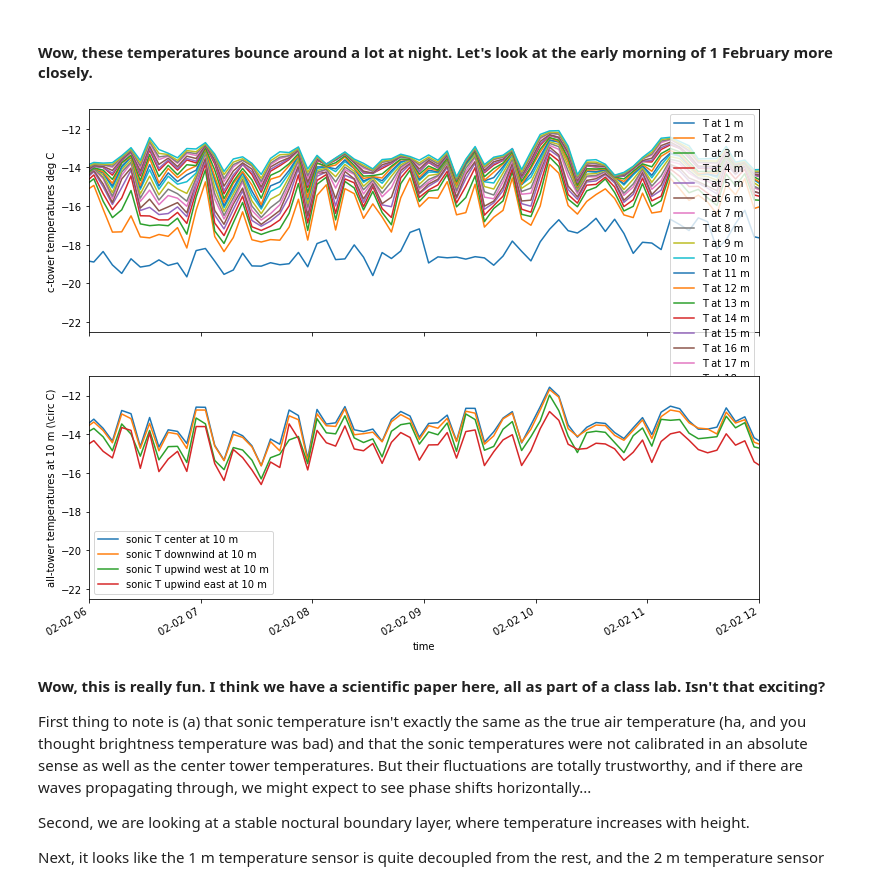
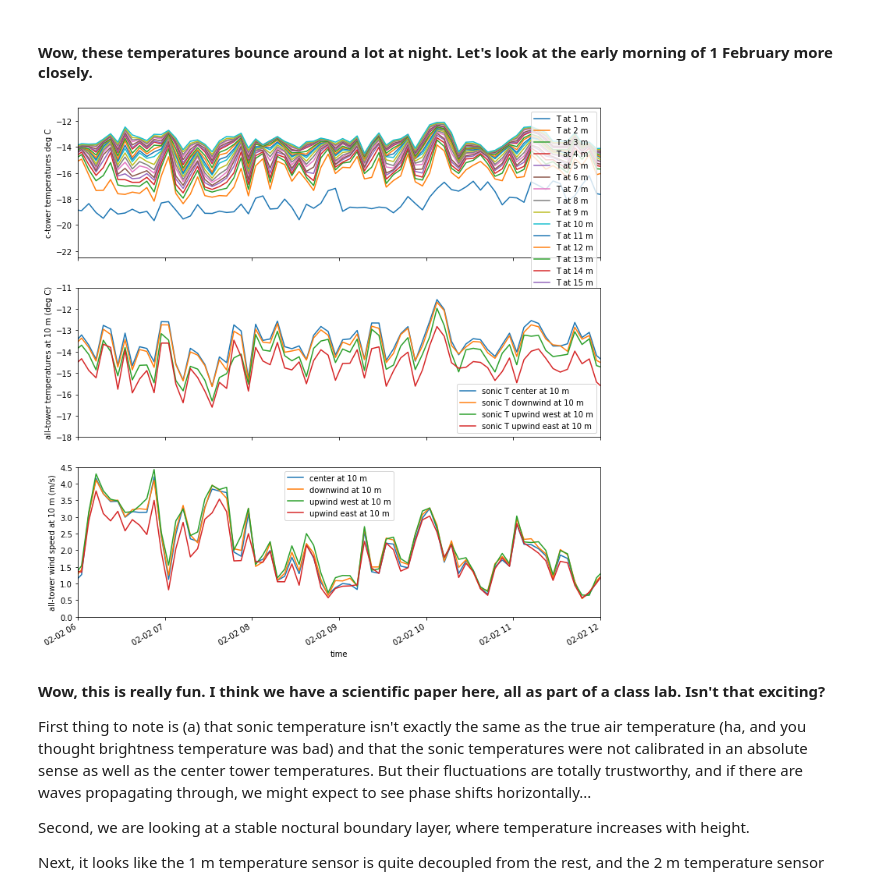
Before and after one commit to Mountain-Hydrology-Research-Group/snow-hydrology, a Jupyter notebook: modules/lab6/lab6-3.ipynb, the cells around one changed output. Cells and saved outputs as stored; diff of their text form; code cells hidden in the pictures.

```diff
--- a/modules/lab6/lab6-3.ipynb
+++ b/modules/lab6/lab6-3.ipynb
@@ -25,8 +25,10 @@ end_date = '20230202'
 # We provide these in advance because the datasets are very large and,
 # when we open them, we want to immediately extract only the data we want.
 # Right now we want the air temperature recordings
-# These are available at every m at the central (c) tower.  Sonic temperature is measured at 2, 5, and 10 m at the outer three towers.
+# These are available at every meter at the central (c) tower.  Sonic temperature is measured at 2, 5, and 10 m at the outer three towers.
+# Sonic temperature is based on the speed of sound.
 # For comparison, we only download the 10 m sonic air temperature from all four towers (c, d, uw, ue).
+# We also download pressure data to see if pressure fluctuations affect temperature.
 VARIABLES = [
     'T_1m_c',
     'T_2m_c',
@@ -52,6 +54,14 @@ VARIABLES = [
     'tc_10m_d',
     'tc_10m_ue',
     'tc_10m_uw',
+    'spd_10m_c',
+    'spd_5m_c',
+    'spd_3m_c',
+    'spd_2m_c',
+  #  'P_10m_d',
+  #  'P_10m_uw',
+  #  'P_10m_c',
+  #  'P_10m_ue',
 ]
 # %% [markdown]
 ### Download SoS NetCDF files from an NCAR FTP server
@@ -185,7 +208,7 @@ plt.show()
 # %%
 #first, let's make a plot with all of the data, not aggregated to hourly
 
-fig, axes = plt.subplots(2, 1, figsize=(12,9), sharex=True)
+fig, axes = plt.subplots(3, 1, figsize=(12,12), sharex=True)
 sos_dataset['T_1m_c'].plot(ax=axes[0], label='T at 1 m')
 sos_dataset['T_2m_c'].plot(ax=axes[0], label='T at 2 m')
 sos_dataset['T_3m_c'].plot(ax=axes[0], label='T at 3 m')
@@ -194,36 +217,51 @@ sos_dataset['T_5m_c'].plot(ax=axes[0], label='T at 5 m')
 sos_dataset['T_6m_c'].plot(ax=axes[0], label='T at 6 m')
 sos_dataset['T_7m_c'].plot(ax=axes[0], label='T at 7 m')
 sos_dataset['T_8m_c'].plot(ax=axes[0], label='T at 8 m')
 sos_dataset['T_9m_c'].plot(ax=axes[0], label='T at 9 m')
 sos_dataset['T_10m_c'].plot(ax=axes[0], label='T at 10 m')
 sos_dataset['T_11m_c'].plot(ax=axes[0], label='T at 11 m')
 sos_dataset['T_12m_c'].plot(ax=axes[0], label='T at 12 m')
 sos_dataset['T_13m_c'].plot(ax=axes[0], label='T at 13 m')
 sos_dataset['T_14m_c'].plot(ax=axes[0], label='T at 14 m')
 sos_dataset['T_15m_c'].plot(ax=axes[0], label='T at 15 m')
 sos_dataset['T_16m_c'].plot(ax=axes[0], label='T at 16 m')
 sos_dataset['T_17m_c'].plot(ax=axes[0], label='T at 17 m')
 sos_dataset['T_18m_c'].plot(ax=axes[0], label='T at 18 m')
 sos_dataset['T_19m_c'].plot(ax=axes[0], label='T at 19 m')
 sos_dataset['T_20m_c'].plot(ax=axes[0], label='T at 20 m')
 
 sos_dataset['tc_10m_c'].plot(ax=axes[1], label='sonic T center at 10 m')
 sos_dataset['tc_10m_d'].plot(ax=axes[1], label='sonic T downwind at 10 m')
 sos_dataset['tc_10m_uw'].plot(ax=axes[1], label='sonic T upwind west at 10 m')
 sos_dataset['tc_10m_ue'].plot(ax=axes[1], label='sonic T upwind east at 10 m')
 
+#sos_dataset['P_10m_c'].plot(ax=axes[2], label='pressure center at 10 m')
+#sos_dataset['P_10m_d'].plot(ax=axes[2], label='pressure downwind at 10 m')
+#sos_dataset['P_10m_uw'].plot(ax=axes[2], label='pressure upwind west at 10 m')
+#sos_dataset['P_10m_ue'].plot(ax=axes[2], label='pressure upwind east at 10 m')
+
+sos_dataset['spd_10m_c'].plot(ax=axes[2], label='center at 10 m')
+sos_dataset['spd_5m_c'].plot(ax=axes[2], label='center at 5 m')
+sos_dataset['spd_3m_c'].plot(ax=axes[2], label='center at 3 m')
+sos_dataset['spd_2m_c'].plot(ax=axes[2], label='center at 2 m')
 
 axes[0].legend()
 axes[1].legend()
+axes[2].legend()
 axes[0].set_xlabel("")
+axes[1].set_xlabel("")
 axes[0].set_ylabel("c-tower temperatures deg C")
-axes[1].set_ylabel("all-tower temperatures at 10 m (\circ C)")
+axes[1].set_ylabel("all-tower temperatures at 10 m (deg C)")
+#axes[2].set_ylabel("all-tower pressures at 10 m (hPa)")
+axes[2].set_ylabel("wind speeds (m/s)")
 axes[0].set_xlim(dt.datetime(2023,2,2,6,0,0), dt.datetime(2023,2,2,12,0,0))
-axes[1].set_ylim(-22.5, -11)
+axes[1].set_ylim(-18, -11)
 axes[0].set_ylim(-22.5, -11)
+#axes[2].set_ylim(721.2, 722.5)
+axes[2].set_ylim(0, 4.5)
 plt.show()
 # %% [output]
-[figure, old version]
+[figure, new version]
 # %% [markdown]
 **Wow, this is really fun.  I think we have a scientific paper here, all as part of a class lab.  Isn't that exciting?**
 
```
Also changed, not shown: parts of 10 cells of this notebook, 9 other files.
